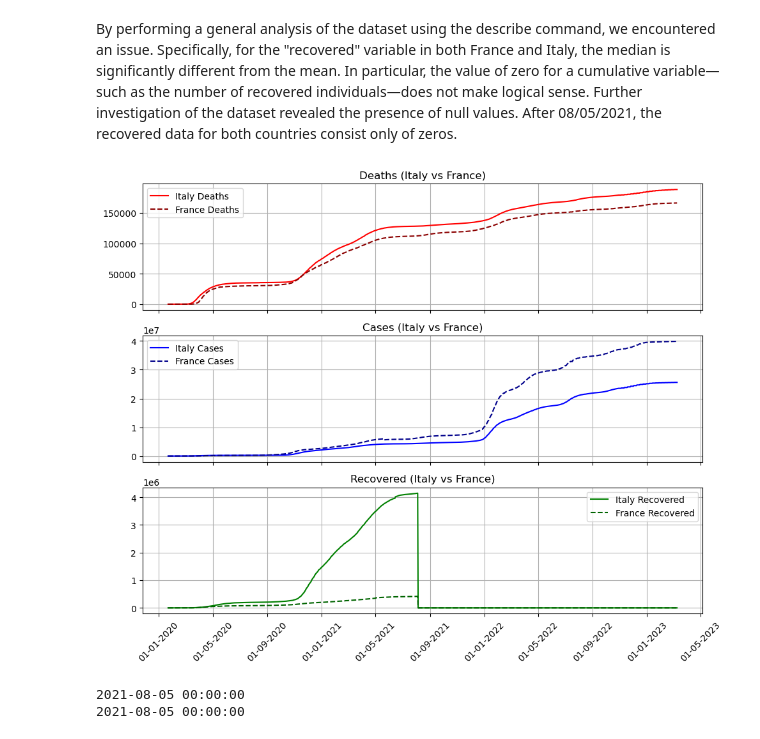
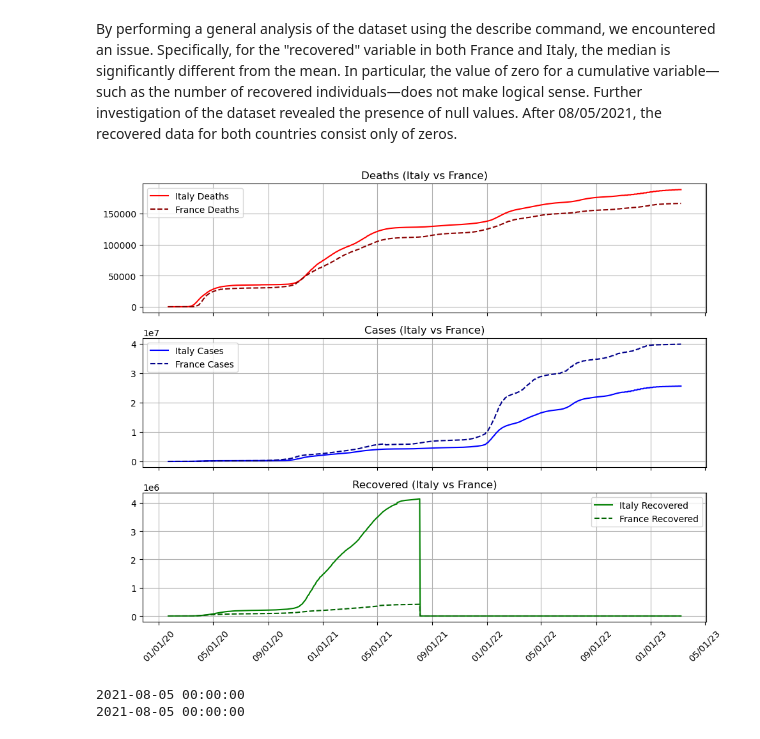
Before and after one commit to Gerva02/Python_for_data_science, a Jupyter notebook: Second.ipynb, the cells around one changed output. Saved outputs shown, nothing was run; the diff lists cells and outputs as text; code cells hidden in the pictures.

```diff
--- a/Second.ipynb
+++ b/Second.ipynb
@@ -57,43 +57,43 @@ print(data_fr.index.duplicated().sum())
 # %% [markdown]
 By performing a general analysis of the dataset using the describe command, we encountered an issue. Specifically, for the "recovered" variable in both France and Italy, the median is significantly different from the mean. In particular, the value of zero for a cumulative variable—such as the number of recovered individuals—does not make logical sense. Further investigation of the dataset revealed the presence of null values. After 08/05/2021, the recovered data for both countries consist only of zeros.
 # %%
-data_fr.index = pd.to_datetime(data_fr.index, format="%d-%m-%Y")
-data_it.index = pd.to_datetime(data_it.index, format="%d-%m-%Y")
+data_fr.index = pd.to_datetime(data_fr.index, format="%m/%d/%y")
+data_it.index = pd.to_datetime(data_it.index, format="%m/%d/%y")
 
 # Creare il grafico per i dati di Italia e Francia
 fig, axes = plt.subplots(3, 1, figsize=(10, 8), sharex=True)
 
 # Formattazione dell'asse x
 date_locator = AutoDateLocator()
-date_formatter = DateFormatter("%d-%m-%Y")
+date_formatter = DateFormatter("%m/%d/%y")
 
 # Dati di decessi (Italia vs Francia)
 axes[0].plot(data_it.index, data_it["deaths"], label="Italy Deaths", color="red")
 axes[0].plot(data_fr.index, data_fr["deaths"], label="France Deaths", color="darkred", linestyle="dashed")
 axes[0].set_title("Deaths (Italy vs France)")
 axes[0].legend()
 
 # Dati di casi (Italia vs Francia)
 axes[1].plot(data_it.index, data_it["cases"], label="Italy Cases", color="blue")
 axes[1].plot(data_fr.index, data_fr["cases"], label="France Cases", color="darkblue", linestyle="dashed")
 axes[1].set_title("Cases (Italy vs France)")
 axes[1].legend()
 
 # Dati di guarigioni (Italia vs Francia)
 axes[2].plot(data_it.index, data_it["recovered"], label="Italy Recovered", color="green")
 axes[2].plot(data_fr.index, data_fr["recovered"], label="France Recovered", color="darkgreen", linestyle="dashed")
 axes[2].set_title("Recovered (Italy vs France)")
 axes[2].legend()
 
 # Configurare l'asse x per tutti i subplot
 for ax in axes:
     ax.xaxis.set_major_locator(date_locator)
     ax.xaxis.set_major_formatter(date_formatter)
     ax.grid(True)
 
 plt.xticks(rotation=45)  # Ruota le etichette dell'asse x per renderle leggibili
 plt.tight_layout()
 plt.show()
 # %% [output]
-[figure, old version]
+[figure, new version]
 # %%
```
Also changed, not shown: parts of 10 cells of this notebook.
